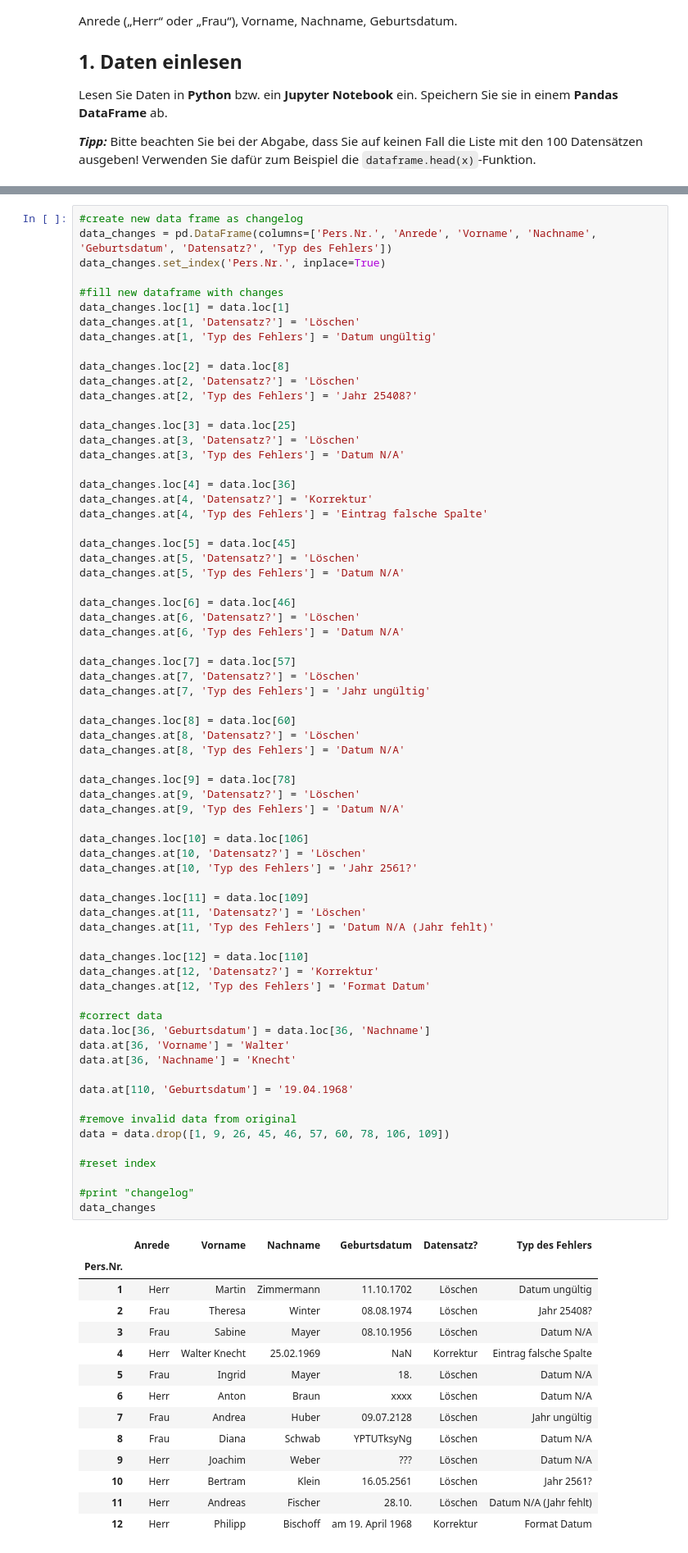
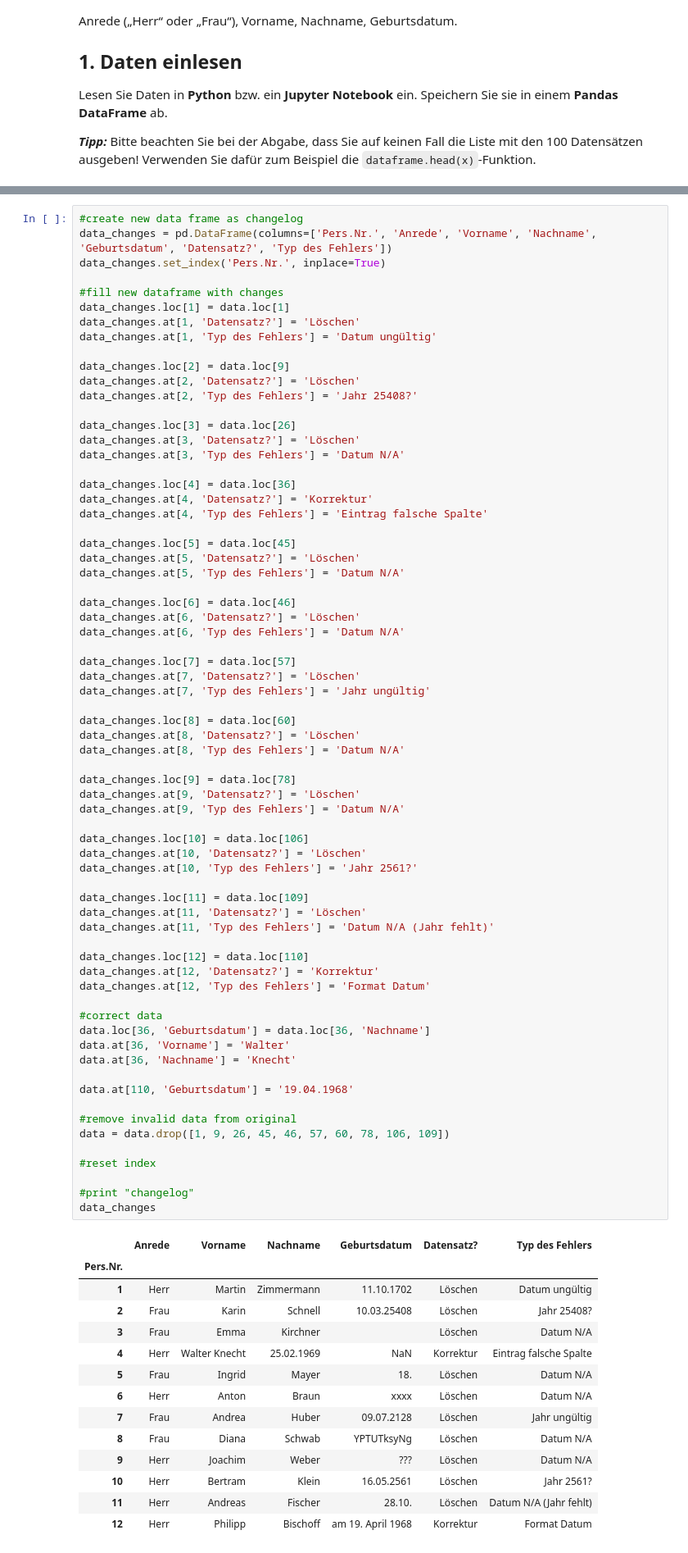
Before and after one commit to Fiusa21/Statistik_Labore, a Jupyter notebook: TestatAufgabe_1.ipynb, the cells around one changed output, grey strips where cells are left out. Shown: that part at 82% size. Saved outputs shown, nothing was run; the diff lists cells and outputs as text.

```diff
--- a/TestatAufgabe_1.ipynb
+++ b/TestatAufgabe_1.ipynb
@@ -61,11 +63,11 @@ data_changes.loc[1] = data.loc[1]
 data_changes.at[1, 'Datensatz?'] = 'Löschen'
 data_changes.at[1, 'Typ des Fehlers'] = 'Datum ungültig'
 
-data_changes.loc[2] = data.loc[8]
+data_changes.loc[2] = data.loc[9]
 data_changes.at[2, 'Datensatz?'] = 'Löschen'
 data_changes.at[2, 'Typ des Fehlers'] = 'Jahr 25408?'
 
-data_changes.loc[3] = data.loc[25]
+data_changes.loc[3] = data.loc[26]
 data_changes.at[3, 'Datensatz?'] = 'Löschen'
 data_changes.at[3, 'Typ des Fehlers'] = 'Datum N/A'
 
@@ -96,35 +98,35 @@ data_changes.at[9, 'Typ des Fehlers'] = 'Datum N/A'
 data_changes.loc[10] = data.loc[106]
 data_changes.at[10, 'Datensatz?'] = 'Löschen'
 data_changes.at[10, 'Typ des Fehlers'] = 'Jahr 2561?'
 
 data_changes.loc[11] = data.loc[109]
 data_changes.at[11, 'Datensatz?'] = 'Löschen'
 data_changes.at[11, 'Typ des Fehlers'] = 'Datum N/A (Jahr fehlt)'
 
 data_changes.loc[12] = data.loc[110]
 data_changes.at[12, 'Datensatz?'] = 'Korrektur'
 data_changes.at[12, 'Typ des Fehlers'] = 'Format Datum'
 
 #correct data
 data.loc[36, 'Geburtsdatum'] = data.loc[36, 'Nachname']
 data.at[36, 'Vorname'] = 'Walter'
 data.at[36, 'Nachname'] = 'Knecht'
 
 data.at[110, 'Geburtsdatum'] = '19.04.1968'
 
 #remove invalid data from original
 data = data.drop([1, 9, 26, 45, 46, 57, 60, 78, 106, 109])
 
 #reset index
 
 #print "changelog"
 data_changes
 # %% [output]
 |  | Anrede | Vorname | Nachname | Geburtsdatum | Datensatz? | Typ des Fehlers |
 | Pers.Nr. |  |  |  |  |  |  |
 | 1 | Herr | Martin | Zimmermann | 11.10.1702 | Löschen | Datum ungültig |
-| 2 | Frau | Theresa | Winter | 08.08.1974 | Löschen | Jahr 25408? |
-| 3 | Frau | Sabine | Mayer | 08.10.1956 | Löschen | Datum N/A |
+| 2 | Frau | Karin | Schnell | 10.03.25408 | Löschen | Jahr 25408? |
+| 3 | Frau | Emma | Kirchner |  | Löschen | Datum N/A |
 | 4 | Herr | Walter Knecht | 25.02.1969 | NaN | Korrektur | Eintrag falsche Spalte |
 | 5 | Frau | Ingrid | Mayer | 18. | Löschen | Datum N/A |
 | 6 | Herr | Anton | Braun | xxxx | Löschen | Datum N/A |
```
Also changed, not shown: parts of 3 cells of this notebook, 1 other file.
